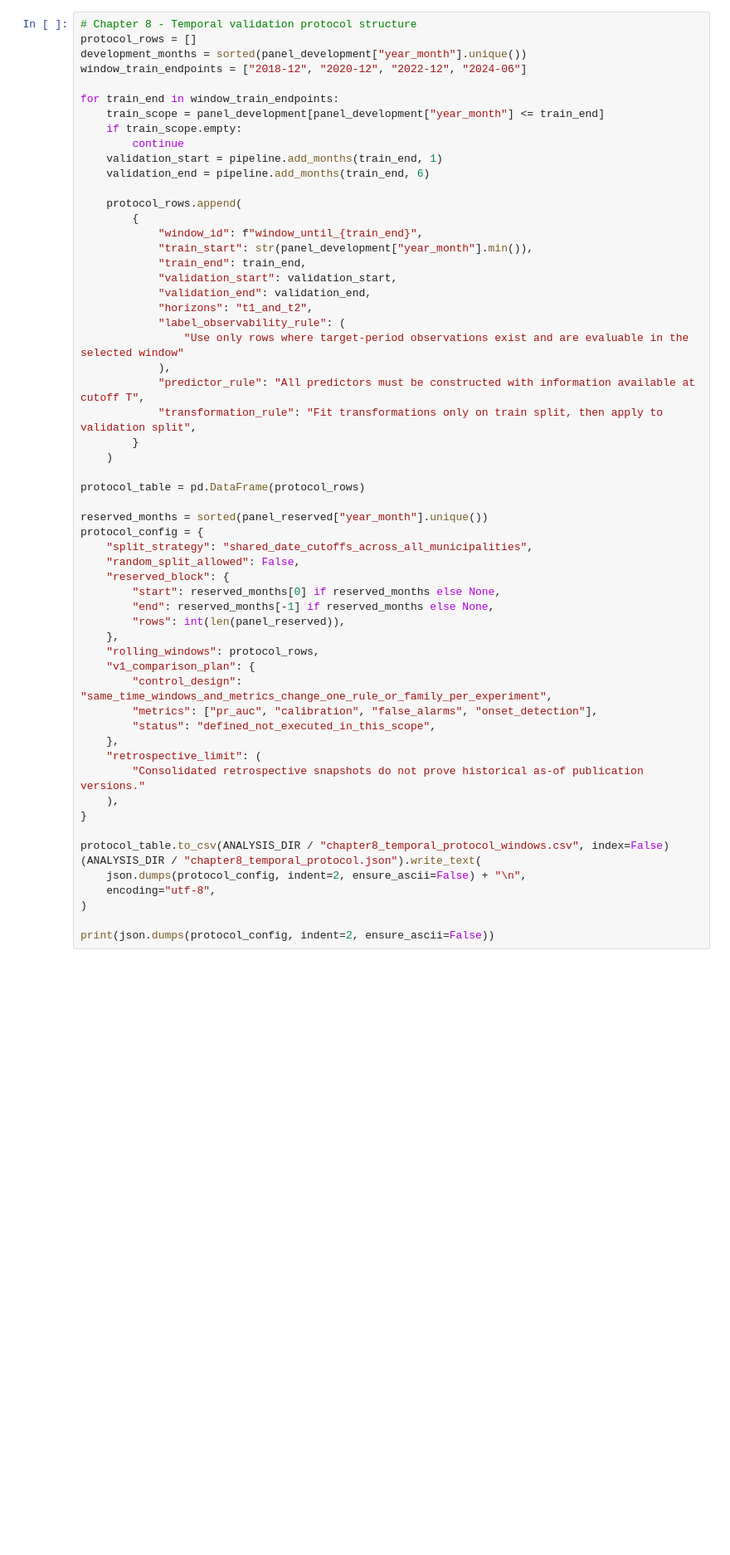
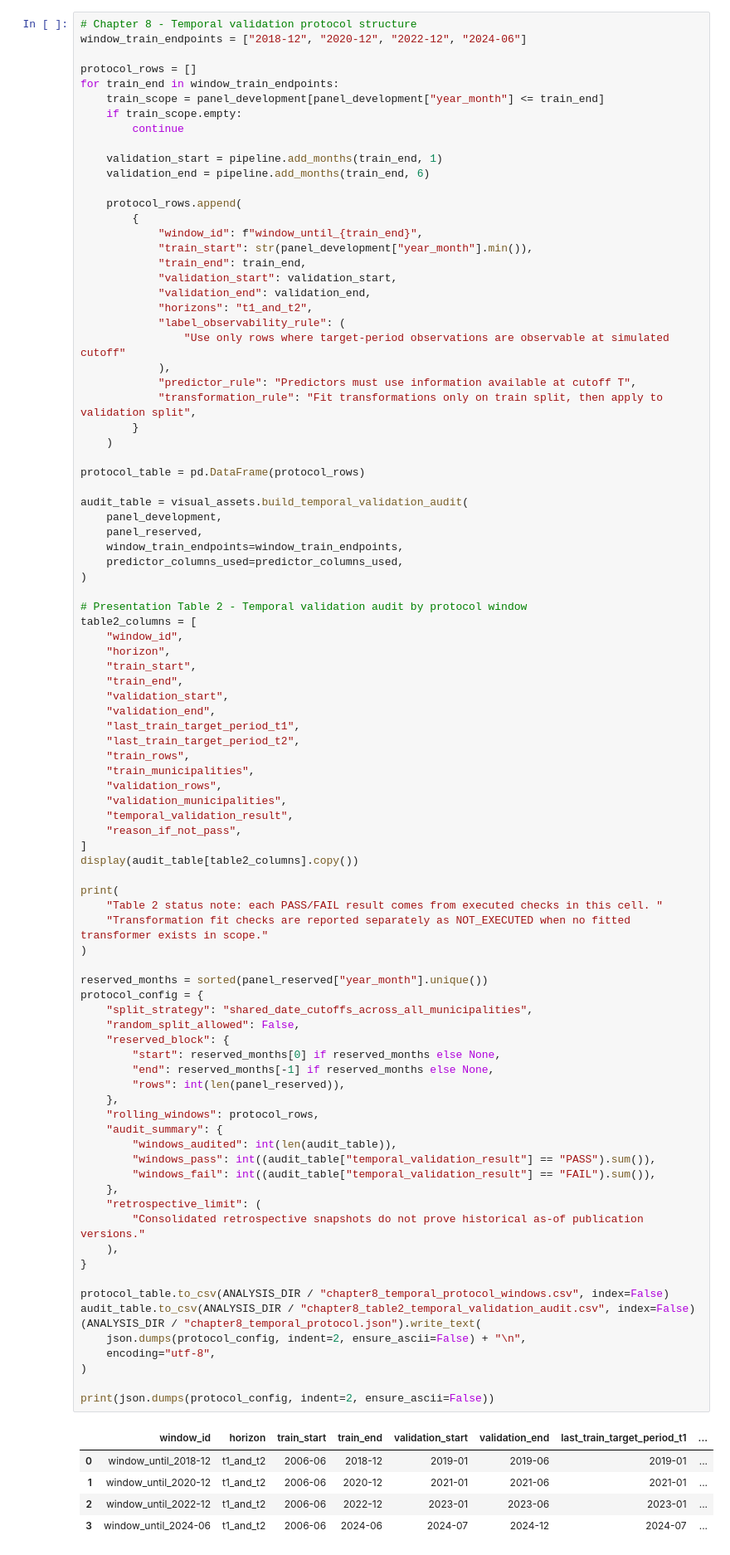
Before and after one commit to j-mauro-r/SAT-Dengue-V2, a Jupyter notebook: notebooks/03_consolidated_dataset_pipeline.ipynb, the cells around one changed output. Shown at 83% size. Saved outputs shown, nothing was run; the diff lists cells and outputs as text; blank space fills up the shorter version.

```diff
--- a/notebooks/03_consolidated_dataset_pipeline.ipynb
+++ b/notebooks/03_consolidated_dataset_pipeline.ipynb
@@ -890,14 +958,14 @@ print(json.dumps(chapter7_summary, indent=2, ensure_ascii=False))
 }
 # %%
 # Chapter 8 - Temporal validation protocol structure
-protocol_rows = []
-development_months = sorted(panel_development["year_month"].unique())
 window_train_endpoints = ["2018-12", "2020-12", "2022-12", "2024-06"]
 
+protocol_rows = []
 for train_end in window_train_endpoints:
     train_scope = panel_development[panel_development["year_month"] <= train_end]
     if train_scope.empty:
         continue
+
     validation_start = pipeline.add_months(train_end, 1)
     validation_end = pipeline.add_months(train_end, 6)
 
@@ -910,40 +978,77 @@ for train_end in window_train_endpoints:
             "validation_end": validation_end,
             "horizons": "t1_and_t2",
             "label_observability_rule": (
-                "Use only rows where target-period observations exist and are evaluable in the selected window"
+                "Use only rows where target-period observations are observable at simulated cutoff"
             ),
-            "predictor_rule": "All predictors must be constructed with information available at cutoff T",
+            "predictor_rule": "Predictors must use information available at cutoff T",
             "transformation_rule": "Fit transformations only on train split, then apply to validation split",
         }
     )
 
 protocol_table = pd.DataFrame(protocol_rows)
+
+audit_table = visual_assets.build_temporal_validation_audit(
+    panel_development,
+    panel_reserved,
+    window_train_endpoints=window_train_endpoints,
+    predictor_columns_used=predictor_columns_used,
+)
+
+# Presentation Table 2 - Temporal validation audit by protocol window
+table2_columns = [
+    "window_id",
+    "horizon",
+    "train_start",
+    "train_end",
+    "validation_start",
+    "validation_end",
+    "last_train_target_period_t1",
+    "last_train_target_period_t2",
+    "train_rows",
+    "train_municipalities",
+    "validation_rows",
+    "validation_municipalities",
+    "temporal_validation_result",
+    "reason_if_not_pass",
+]
+display(audit_table[table2_columns].copy())
+
+print(
+    "Table 2 status note: each PASS/FAIL result comes from executed checks in this cell. "
+    "Transformation fit checks are reported separately as NOT_EXECUTED when no fitted transformer exists in scope."
+)
 
 reserved_months = sorted(panel_reserved["year_month"].unique())
 protocol_config = {
     "split_strategy": "shared_date_cutoffs_across_all_municipalities",
     "random_split_allowed": False,
     "reserved_block": {
         "start": reserved_months[0] if reserved_months else None,
         "end": reserved_months[-1] if reserved_months else None,
         "rows": int(len(panel_reserved)),
     },
     "rolling_windows": protocol_rows,
-    "v1_comparison_plan": {
-        "control_design": "same_time_windows_and_metrics_change_one_rule_or_family_per_experiment",
-        "metrics": ["pr_auc", "calibration", "false_alarms", "onset_detection"],
-        "status": "defined_not_executed_in_this_scope",
+    "audit_summary": {
+        "windows_audited": int(len(audit_table)),
+        "windows_pass": int((audit_table["temporal_validation_result"] == "PASS").sum()),
+        "windows_fail": int((audit_table["temporal_validation_result"] == "FAIL").sum()),
     },
     "retrospective_limit": (
         "Consolidated retrospective snapshots do not prove historical as-of publication versions."
     ),
 }
 
 protocol_table.to_csv(ANALYSIS_DIR / "chapter8_temporal_protocol_windows.csv", index=False)
+audit_table.to_csv(ANALYSIS_DIR / "chapter8_table2_temporal_validation_audit.csv", index=False)
 (ANALYSIS_DIR / "chapter8_temporal_protocol.json").write_text(
     json.dumps(protocol_config, indent=2, ensure_ascii=False) + "\n",
     encoding="utf-8",
 )
 
 print(json.dumps(protocol_config, indent=2, ensure_ascii=False))
 # %% [output]
+|  | window_id | horizon | train_start | train_end | validation_start | validation_end | last_train_target_period_t1 | ... |
+| 0 | window_until_2018-12 | t1_and_t2 | 2006-06 | 2018-12 | 2019-01 | 2019-06 | 2019-01 | ... |
+| 1 | window_until_2020-12 | t1_and_t2 | 2006-06 | 2020-12 | 2021-01 | 2021-06 | 2021-01 | ... |
+| 2 | window_until_2022-12 | t1_and_t2 | 2006-06 | 2022-12 | 2023-01 | 2023-06 | 2023-01 | ... |
+| 3 | window_until_2024-06 | t1_and_t2 | 2006-06 | 2024-06 | 2024-07 | 2024-12 | 2024-07 | ... |
```
Also changed, not shown: parts of 6 cells of this notebook, 2 other files.
